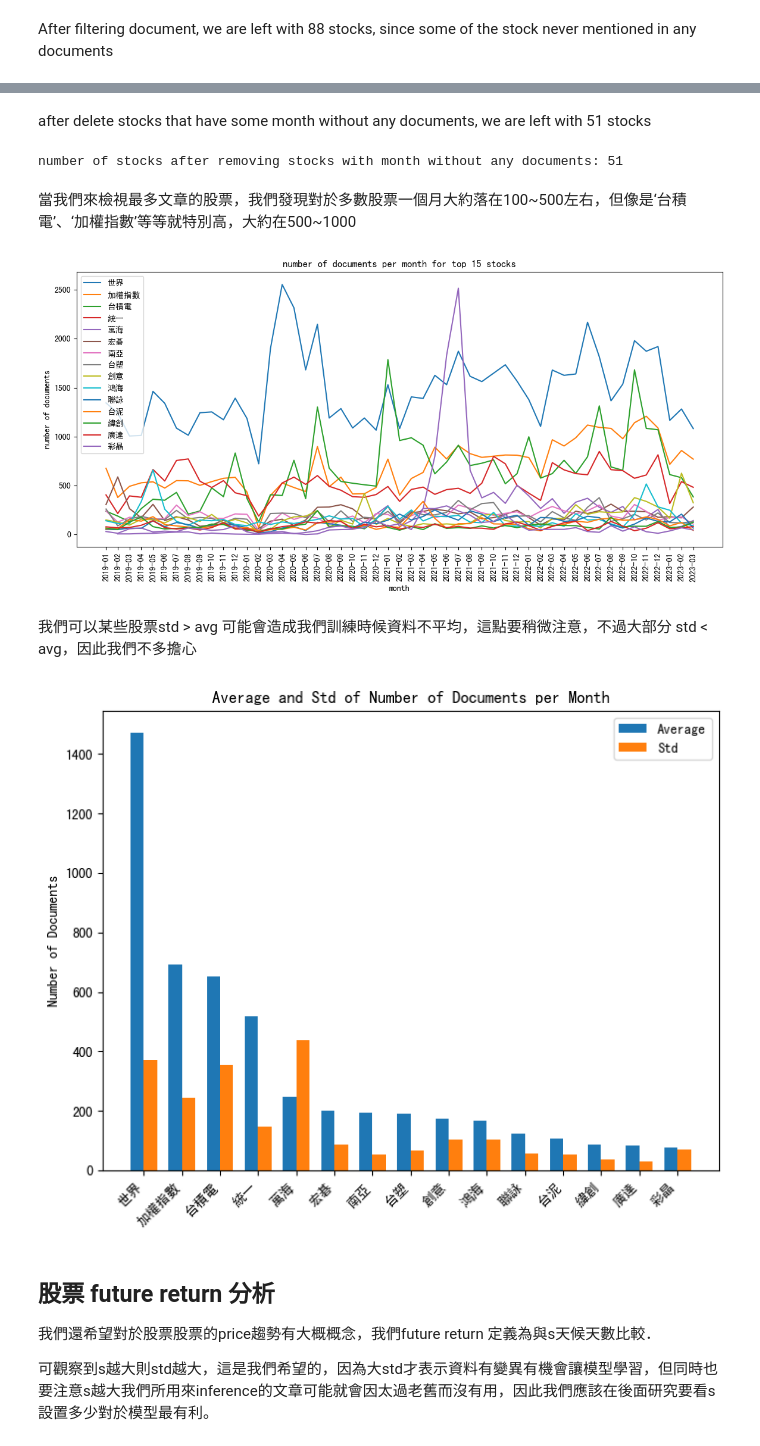
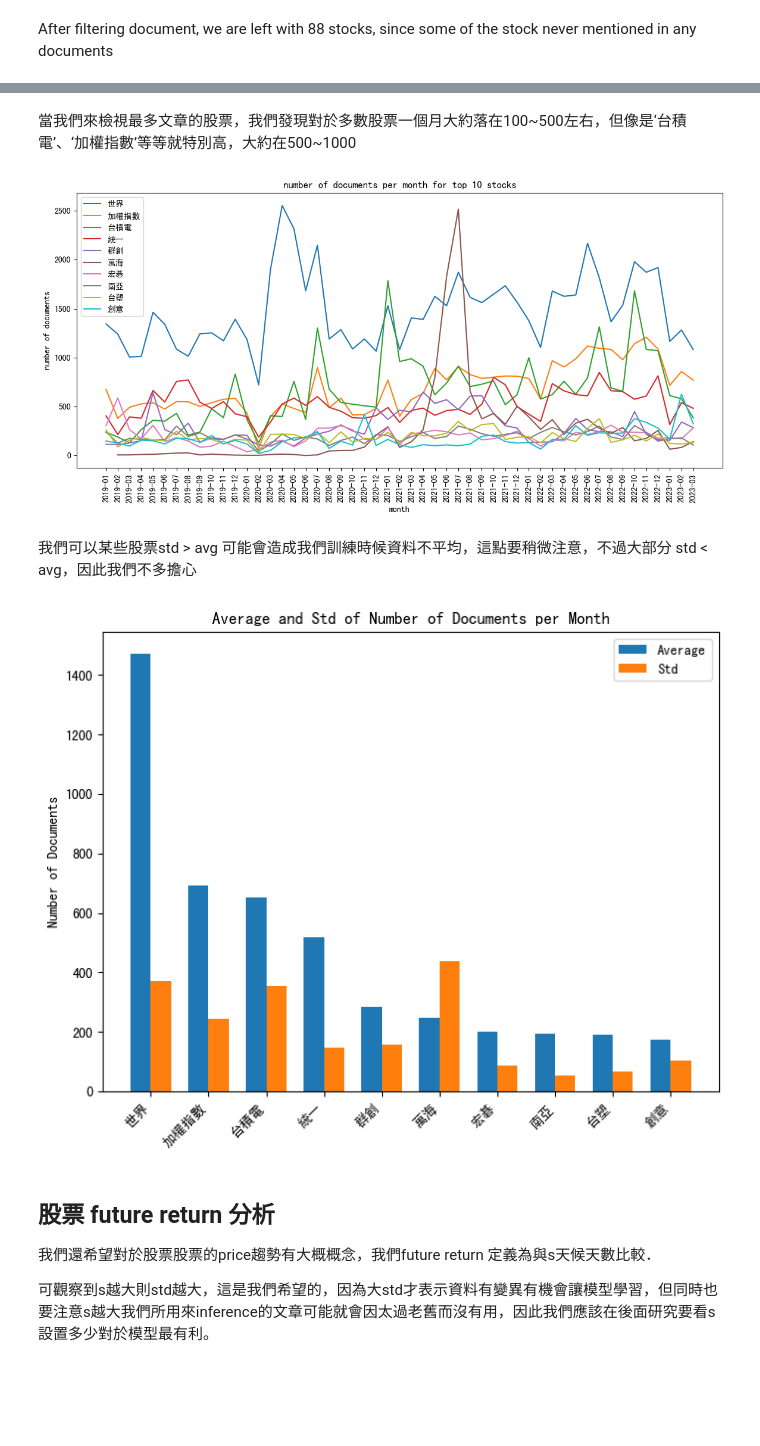
Before and after one commit to easonyu0203/2023-2-data-analyze-midterm, a Jupyter notebook: researchs/stock_feature_research.ipynb, the cells around one changed output, grey strips where cells are left out. Cells and saved outputs as stored; diff of their text form; code cells hidden in the pictures; blank space fills up the shorter version.

```diff
--- a/researchs/stock_feature_research.ipynb
+++ b/researchs/stock_feature_research.ipynb
@@ -71,12 +71,13 @@ stock_names = stock_meta.stock_names
 # %%
 import matplotlib.pyplot as plt
 import numpy as np
+plt.rcParams['font.sans-serif'] = ['SimHei']
 
 stock_names = stock_meta.stock_names
 stocks = [stock_meta.get_stock_by_name(stock_name) for stock_name in stock_names]
 
 # average transaction count per month for each stock
-stocks = [stock for stock in stocks if stock.history_df['transaction'].mean() > 3000  and stock.history_df['transaction'].min() > 0 and len(stock.history_df) > 1000]
+stocks = [stock for stock in stocks if stock.history_df['transaction'].mean() > 3000 and len(stock.history_df) > 1000]
 
 # sort by transaction count
 stocks = sorted(stocks, key=lambda stock: stock.history_df['transaction'].mean(), reverse=True)
@@ -174,30 +176,10 @@ number of stocks after filtering: 88
-# %% [markdown]
-after delete stocks that have some month without any documents, we are left with 51 stocks
-# %%
-# remove stock that has month without any documents
-for stock_name in list(stock_name_to_num_docs.keys()):
-    num_docs_in_each_bin = stock_name_to_num_docs[stock_name]
-    sorted_bins = sorted(num_docs_in_each_bin.keys())
-    for i in range(len(sorted_bins) - 1):
-        bin_name = sorted_bins[i]
-        next_bin_name = sorted_bins[i + 1]
-        if (datetime.strptime(next_bin_name, "%Y-%m") - datetime.strptime(bin_name, "%Y-%m")).days > 31:
-            # remove this stock
-            del stock_name_to_num_docs[stock_name]
-            break
-
-# sort by number of documents
-stock_name_to_num_docs = sorted(stock_name_to_num_docs.items(), key=lambda x: sum(x[1].values()), reverse=True)
-print(f"number of stocks after removing stocks with month without any documents: {len(stock_name_to_num_docs)}")
-# %% [output]
-number of stocks after removing stocks with month without any documents: 51
 # %% [markdown]
 當我們來檢視最多文章的股票，我們發現對於多數股票一個月大約落在100~500左右，但像是‘台積電’、‘加權指數’等等就特別高，大約在500~1000
 # %%
 import matplotlib.pyplot as plt
 plt.rcParams['font.sans-serif'] = ['SimHei']
 
-topk = 15
+topk = 10
 # for each stock, plot the number of documents per month, all in one plot
 for i in range(topk):
     stock_name = stock_name_to_num_docs[i][0]
@@ -214,7 +196,7 @@ plt.gcf().set_size_inches(14, 6)
 plt.xticks(rotation=90)
 plt.show()
 # %% [output]
-[figure, old version]
+[figure, new version]
 # %% [markdown]
 我們可以某些股票std > avg 可能會造成我們訓練時候資料不平均，這點要稍微注意，不過大部分 std < avg，因此我們不多擔心
 # %%
@@ -222,38 +204,37 @@ import numpy as np
 import matplotlib.pyplot as plt
 plt.rcParams['font.sans-serif'] = ['SimHei']
 
-topk = 15
 avg_values = []
 std_values = []
 stock_names = []
 
 # for each stock, calculate the average and std values
 for i in range(topk):
     stock_name = stock_name_to_num_docs[i][0]
     num_docs_in_each_bin = stock_name_to_num_docs[i][1]
     sorted_bins = sorted(num_docs_in_each_bin.keys())
     avg_value = np.mean([num_docs_in_each_bin[bin_name] for bin_name in sorted_bins])
     std_value = np.std([num_docs_in_each_bin[bin_name] for bin_name in sorted_bins])
     avg_values.append(avg_value)
     std_values.append(std_value)
     stock_names.append(stock_name)
 
 # plot the bar plot of the average and std values
 fig, ax = plt.subplots(figsize=(8,6))
 x = np.arange(len(stock_names))
 width = 0.35
 rects1 = ax.bar(x - width/2, avg_values, width, label='Average')
 rects2 = ax.bar(x + width/2, std_values, width, label='Std')
 
 ax.set_ylabel('Number of Documents')
 ax.set_title('Average and Std of Number of Documents per Month')
 ax.set_xticks(x)
 ax.set_xticklabels(stock_names, rotation=45, ha="right")
 ax.legend()
 
 plt.show()
 # %% [output]
-[figure, old version]
+[figure, new version]
 # %% [markdown]
 ## 股票 future return 分析
 
```
Also changed, not shown: parts of 7 cells of this notebook, 10 other files.
